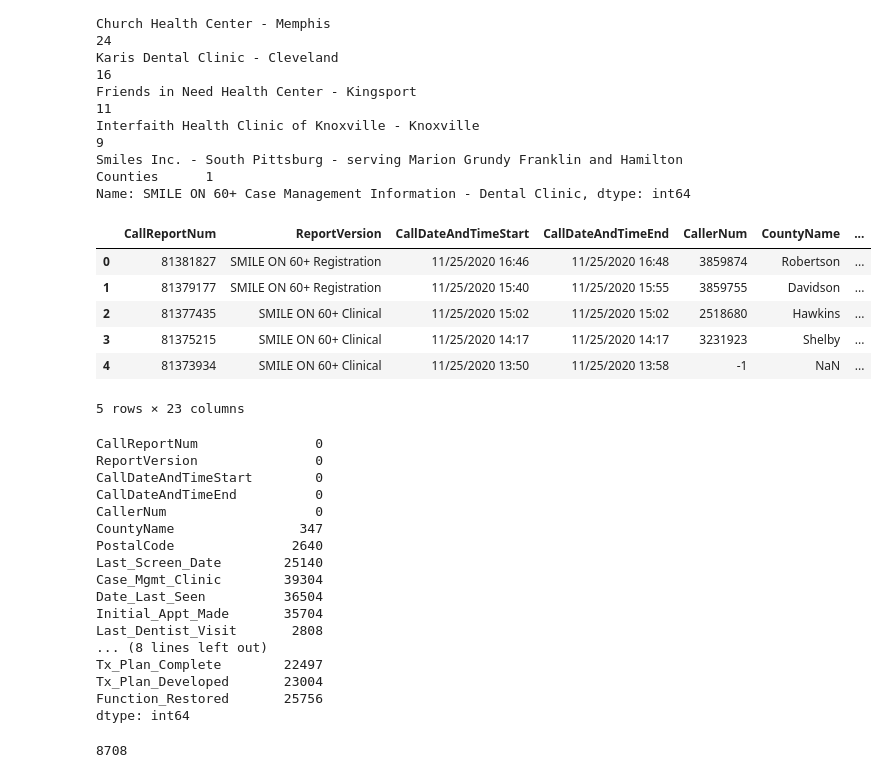
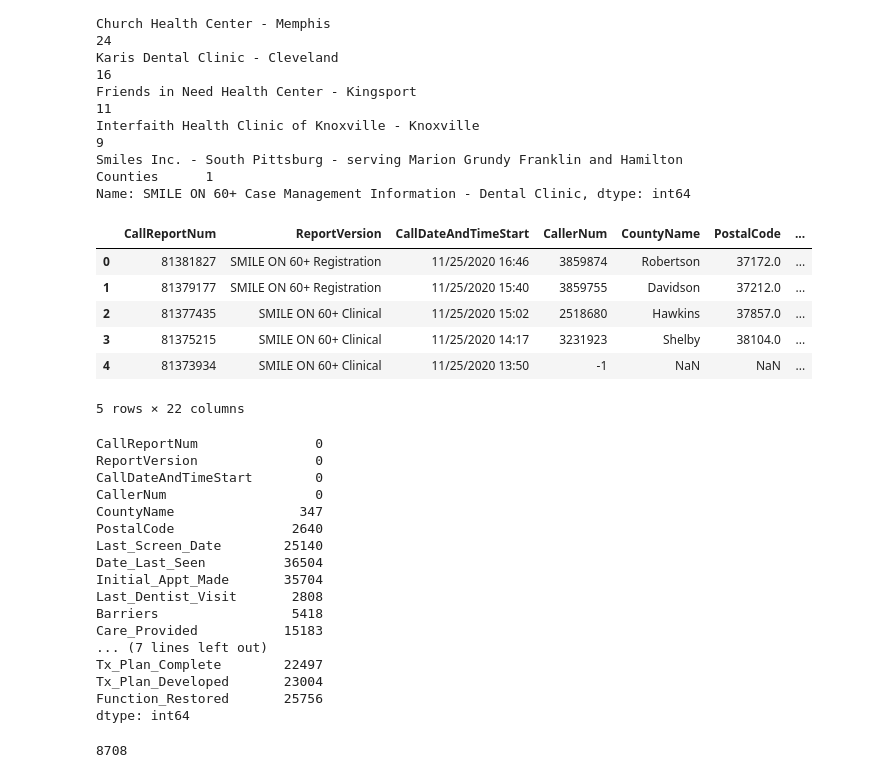
Before and after one commit to bsfcs/smile-on-spiderman, a Jupyter notebook: notebooks/smile_on.ipynb, the cells around one changed output. Cells and saved outputs as stored; diff of their text form; code cells hidden in the pictures.

```diff
--- a/notebooks/smile_on.ipynb
+++ b/notebooks/smile_on.ipynb
@@ -107,13 +107,12 @@ Name: SMILE ON 60+ Case Management Information - Dental Clinic, dtype: int64
 # %%
 # create a new dataframe with fewer columns:
 
-smileon = smileon_full[['CallReportNum', 'ReportVersion', 'CallDateAndTimeStart', 'CallDateAndTimeEnd', 'CallerNum',
-                        'CountyName', 'PostalCode',
+smileon = smileon_full[['CallReportNum', 'ReportVersion', 'CallDateAndTimeStart', 'CallerNum', 'CountyName', 'PostalCode',
                         'SMILE ON 60+ Screening - Last Screening Date',
-                        'SMILE ON 60+ Case Management Information - Dental Clinic',
                         'SMILE ON 60+ Clinic Information - Is patient of record date if yes last seen?',
                         'SMILE ON 60+ Clinic Information - Was initial appointment made?',
                         'SMILE ON 60+ Demographic Information - When is the last time you visited your dentist?',
+                        'SMILE ON 60+ Case Management Information - What barriers have kept you from finding a consistent dental home? (Select all that apply)',
                         'SMILE ON 60+ Oral Care Encounter - What care was provided to the enrollee? (Select all that apply)',
                         'SMILE ON 60+ Screening - How often do you brush your teeth?',
                         'SMILE ON 60+ Screening - Need for Periodontal Care',
@@ -123,59 +122,57 @@ smileon = smileon_full[['CallReportNum', 'ReportVersion', 'CallDateAndTimeStart'
                         'SMILE ON 60+ Screening - Untreated Decay',
                         'SMILE ON 60+ Site Information - Enroller ID',
                         'SMILE ON 60+ Treatment Plan - Is the treatment plan completed?',
                         'SMILE ON 60+ Treatment Plan - Was a treatment plan developed?',
                         'SMILE ON 60+ Treatment Plan - Was the enrollee able to be restored to function (can chew) and "social six" esthetics (top front six teeth are present and disease free)'
                        ]]
 
 #and rename the columns to make things easier:
 
 smileon = smileon.rename(columns = {'SMILE ON 60+ Screening - Last Screening Date': 'Last_Screen_Date',
-                                    'SMILE ON 60+ Case Management Information - Dental Clinic' : 'Case_Mgmt_Clinic',
                                     'SMILE ON 60+ Clinic Information - Is patient of record date if yes last seen?' :'Date_Last_Seen',
                                     'SMILE ON 60+ Clinic Information - Was initial appointment made?' :'Initial_Appt_Made',
                                     'SMILE ON 60+ Demographic Information - When is the last time you visited your dentist?': 'Last_Dentist_Visit',
+                                    'SMILE ON 60+ Case Management Information - What barriers have kept you from finding a consistent dental home? (Select all that apply)' : 'Barriers',
                                     'SMILE ON 60+ Oral Care Encounter - What care was provided to the enrollee? (Select all that apply)' : 'Care_Provided',
                                     'SMILE ON 60+ Screening - How often do you brush your teeth?' : 'Brush_Frequency',
                                     'SMILE ON 60+ Screening - Need for Periodontal Care' : 'Need_For_Care',
                                     'SMILE ON 60+ Screening - Root Fragments' : 'Root_Fragments',
                                     'SMILE ON 60+ Screening - Suspicious Soft Tissue Lesions' : 'Lesions',
                                     'SMILE ON 60+ Screening - Treatment Urgency' : 'Urgency',
                                     'SMILE ON 60+ Screening - Untreated Decay' : 'Decay',
                                     'SMILE ON 60+ Site Information - Enroller ID' : 'Clinic_Attended',
                                     'SMILE ON 60+ Treatment Plan - Is the treatment plan completed?' : 'Tx_Plan_Complete',
                                     'SMILE ON 60+ Treatment Plan - Was a treatment plan developed?' : 'Tx_Plan_Developed',
                                     'SMILE ON 60+ Treatment Plan - Was the enrollee able to be restored to function (can chew) and "social six" esthetics (top front six teeth are present and disease free)' :
                                     'Function_Restored'
 
                                    })
 
 smileon.head()
-
-#'SMILE ON 60+ Case Management Information - What barriers have kept you from finding a consistent dental home?',
 # %% [output]
-|  | CallReportNum | ReportVersion | CallDateAndTimeStart | CallDateAndTimeEnd | CallerNum | CountyName | ... |
-| 0 | 81381827 | SMILE ON 60+ Registration | 11/25/2020 16:46 | 11/25/2020 16:48 | 3859874 | Robertson | ... |
-| 1 | 81379177 | SMILE ON 60+ Registration | 11/25/2020 15:40 | 11/25/2020 15:55 | 3859755 | Davidson | ... |
-| 2 | 81377435 | SMILE ON 60+ Clinical | 11/25/2020 15:02 | 11/25/2020 15:02 | 2518680 | Hawkins | ... |
-| 3 | 81375215 | SMILE ON 60+ Clinical | 11/25/2020 14:17 | 11/25/2020 14:17 | 3231923 | Shelby | ... |
-| 4 | 81373934 | SMILE ON 60+ Clinical | 11/25/2020 13:50 | 11/25/2020 13:58 | -1 | NaN | ... |
+|  | CallReportNum | ReportVersion | CallDateAndTimeStart | CallerNum | CountyName | PostalCode | ... |
+| 0 | 81381827 | SMILE ON 60+ Registration | 11/25/2020 16:46 | 3859874 | Robertson | 37172.0 | ... |
+| 1 | 81379177 | SMILE ON 60+ Registration | 11/25/2020 15:40 | 3859755 | Davidson | 37212.0 | ... |
+| 2 | 81377435 | SMILE ON 60+ Clinical | 11/25/2020 15:02 | 2518680 | Hawkins | 37857.0 | ... |
+| 3 | 81375215 | SMILE ON 60+ Clinical | 11/25/2020 14:17 | 3231923 | Shelby | 38104.0 | ... |
+| 4 | 81373934 | SMILE ON 60+ Clinical | 11/25/2020 13:50 | -1 | NaN | NaN | ... |
-5 rows × 23 columns
+5 rows × 22 columns
 # %%
 smileon.isnull().sum()
 # %% [output]
 CallReportNum               0
 ReportVersion               0
 CallDateAndTimeStart        0
-CallDateAndTimeEnd          0
 CallerNum                   0
 CountyName                347
 PostalCode               2640
 Last_Screen_Date        25140
-Case_Mgmt_Clinic        39304
 Date_Last_Seen          36504
 Initial_Appt_Made       35704
 Last_Dentist_Visit       2808
-... (8 lines left out)
+Barriers                 5418
+Care_Provided           15183
+... (7 lines left out)
 Tx_Plan_Complete        22497
 Tx_Plan_Developed       23004
 Function_Restored       25756
```
Also changed, not shown: parts of 42 cells of this notebook.
